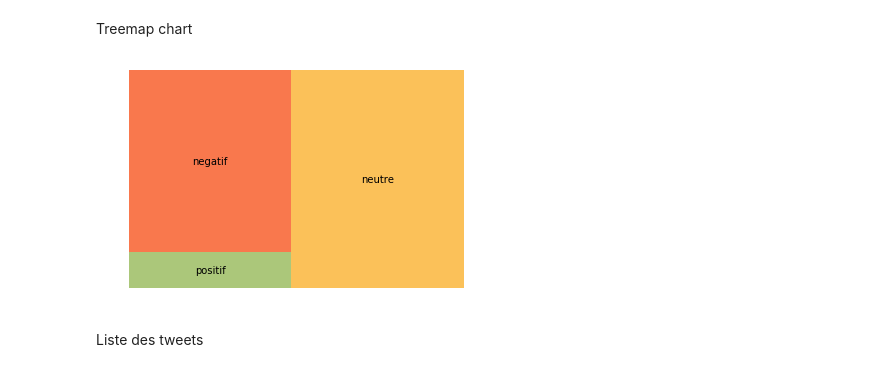
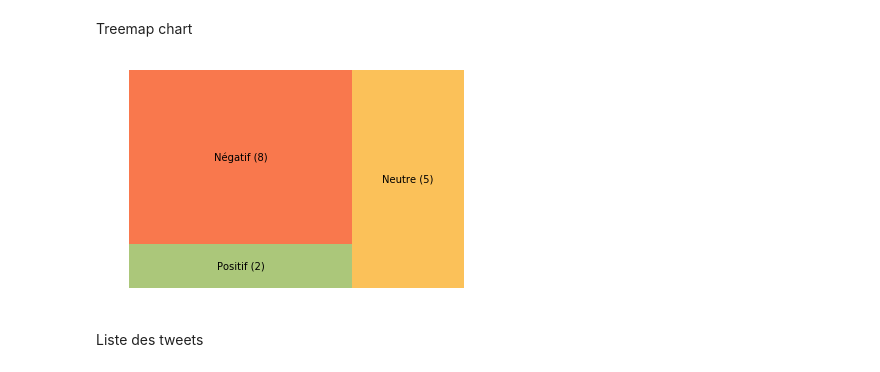
Before and after one commit to AmigoCap/SparkSenti, a Jupyter notebook: Workflow.ipynb, the cells around one changed output. Drawn from its saved outputs; the diff is of its cells as text; code cells hidden in the pictures.

```diff
--- a/Workflow.ipynb
+++ b/Workflow.ipynb
@@ -17,13 +18,16 @@ import matplotlib.pyplot as plt
 
 # pip install tweepy json_lines squarify folium geopy
 # %%
-count_tweets = 1                                         # Number of tweets returned
-keyword = "holiday"                                      # Keyword
+count_tweets = 200                                         # Number of tweets returned
+keyword = "champions league"                             # Keyword
 language = "en"                                          # Language, must be ISO 639-1 code
 since = None                                             # Start date
 until = datetime.datetime.now().strftime("%Y-%m-%d")     # End date
-result_type = "recent"                                   # recent, popular, or mixed
+#until = "2016-01-01"     # End date
+result_type = "popular"                                  # recent, popular, or mixed
 geocode = None                                           # Geocode
+include_rts= False
+tweet_mode='extended'
 # %% [markdown]
 Configuration du nom du fichier utilisé
 # %%
@@ -50,10 +54,12 @@ tweets = api.search(q=keyword,
                     count=count_tweets,
                     language=language,
                     result_type=result_type,
-                    geocode=geocode
+                    geocode=geocode,
+                    include_rts=include_rts,
+                    tweet_mode=tweet_mode,
                    )
 
-tweets = api.search( q=keyword,tweet_mode='extended',include_rts=False,count=2000)
+#tweets = api.search( q=keyword,tweet_mode='extended',include_rts=False,count=2000)
 
 json_tweets=[]
 for tweet in tweets:
@@ -163,30 +179,29 @@ Treemap chart
 # %%
 y=[0,0,0];
 with open("tweets-database/"+os.environ['OUTPUT_TWEET_FILENAME'], 'rb') as f:
     for tweet in json_lines.reader(f):
         if tweet['result'] == 'Positif':
             y[0]+=1
         elif tweet['result'] == 'Negatif':
             y[1]+=1
         elif tweet['result'] == 'Neutre':
             y[2]+=1
-x=["positif","negatif","neutre"];
+
+x = ["Positif", "Négatif", "Neutre"];
+x = [x[i] + " (" + str(y[i]) + ")" for i in range(3)]
+
 colors=["#87AF41","#F63E02","#FAA613"];
 if 0 in y:
     k=y.index(0)
     del x[k]
     del y[k]
     del colors[k]
-if 0 in y:
-    k=y.index(0)
-    del x[k]
-    del y[k]
-    del colors[k]
+
 squarify.plot(sizes=y, label=x, alpha=.7 ,color=colors)
 plt.axis('off')
 plt.show()
 # %% [output]
-[figure, old version]
+[figure, new version]
 # %% [markdown]
 Liste des tweets
 # %%
```
Also changed, not shown: parts of 7 cells of this notebook.
